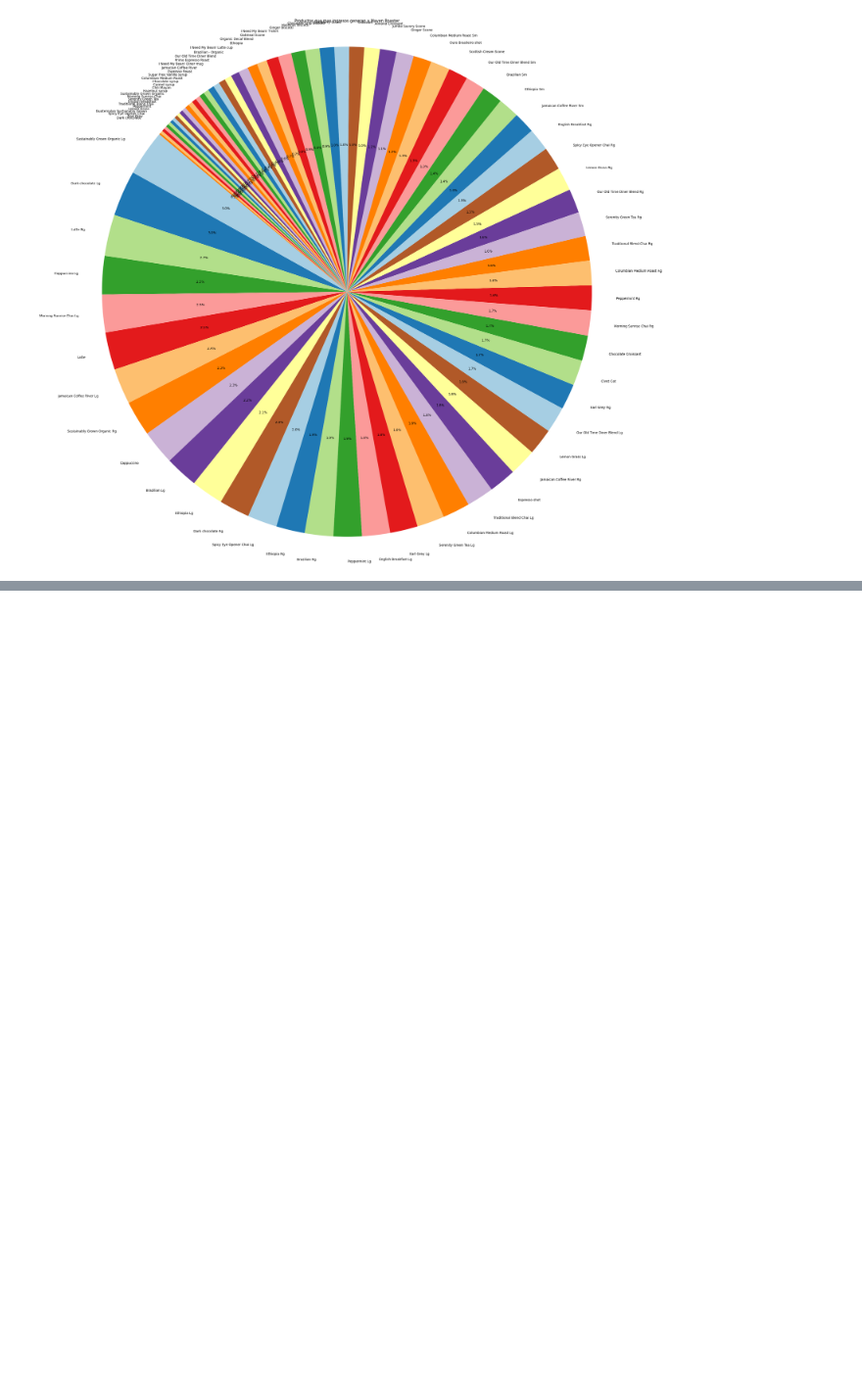
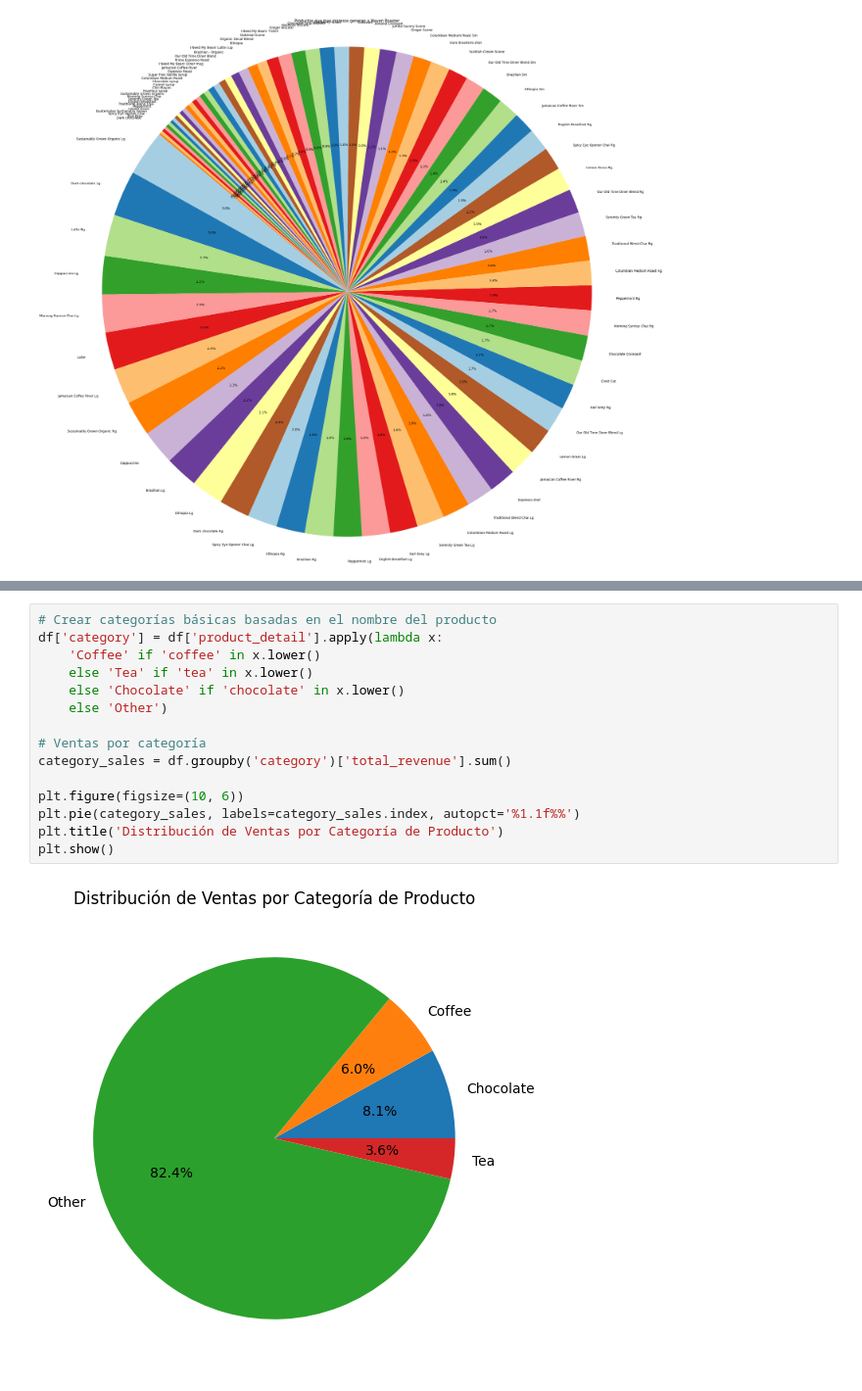
Before and after one commit to AndresOrtega-tech/CoffeShopSales, a Jupyter notebook: Analisis.ipynb, the cells around one changed output, grey strips where cells are left out. Shown at 98% size. Drawn from its saved outputs; the diff is of its cells as text; blank space fills up the shorter version.

```diff
--- a/Analisis.ipynb
+++ b/Analisis.ipynb
@@ -226,0 +285,17 @@ plt.show()
+# %%
+# Crear categorías básicas basadas en el nombre del producto
+df['category'] = df['product_detail'].apply(lambda x:
+    'Coffee' if 'coffee' in x.lower()
+    else 'Tea' if 'tea' in x.lower()
+    else 'Chocolate' if 'chocolate' in x.lower()
+    else 'Other')
+
+# Ventas por categoría
+category_sales = df.groupby('category')['total_revenue'].sum()
+
+plt.figure(figsize=(10, 6))
+plt.pie(category_sales, labels=category_sales.index, autopct='%1.1f%%')
+plt.title('Distribución de Ventas por Categoría de Producto')
+plt.show()
+# %% [output]
+[figure, added]
```
Also changed, not shown: parts of 5 cells of this notebook.
